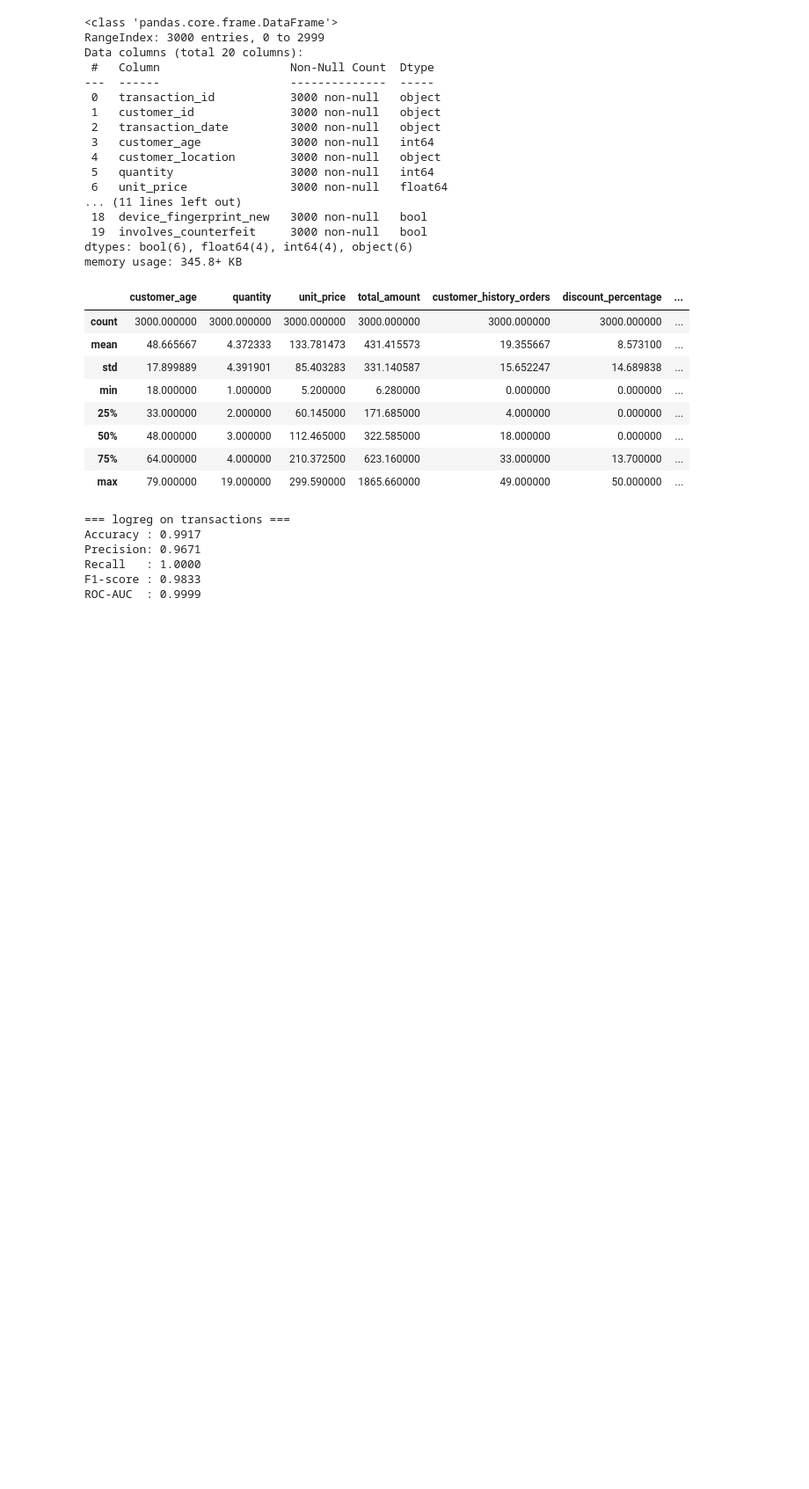
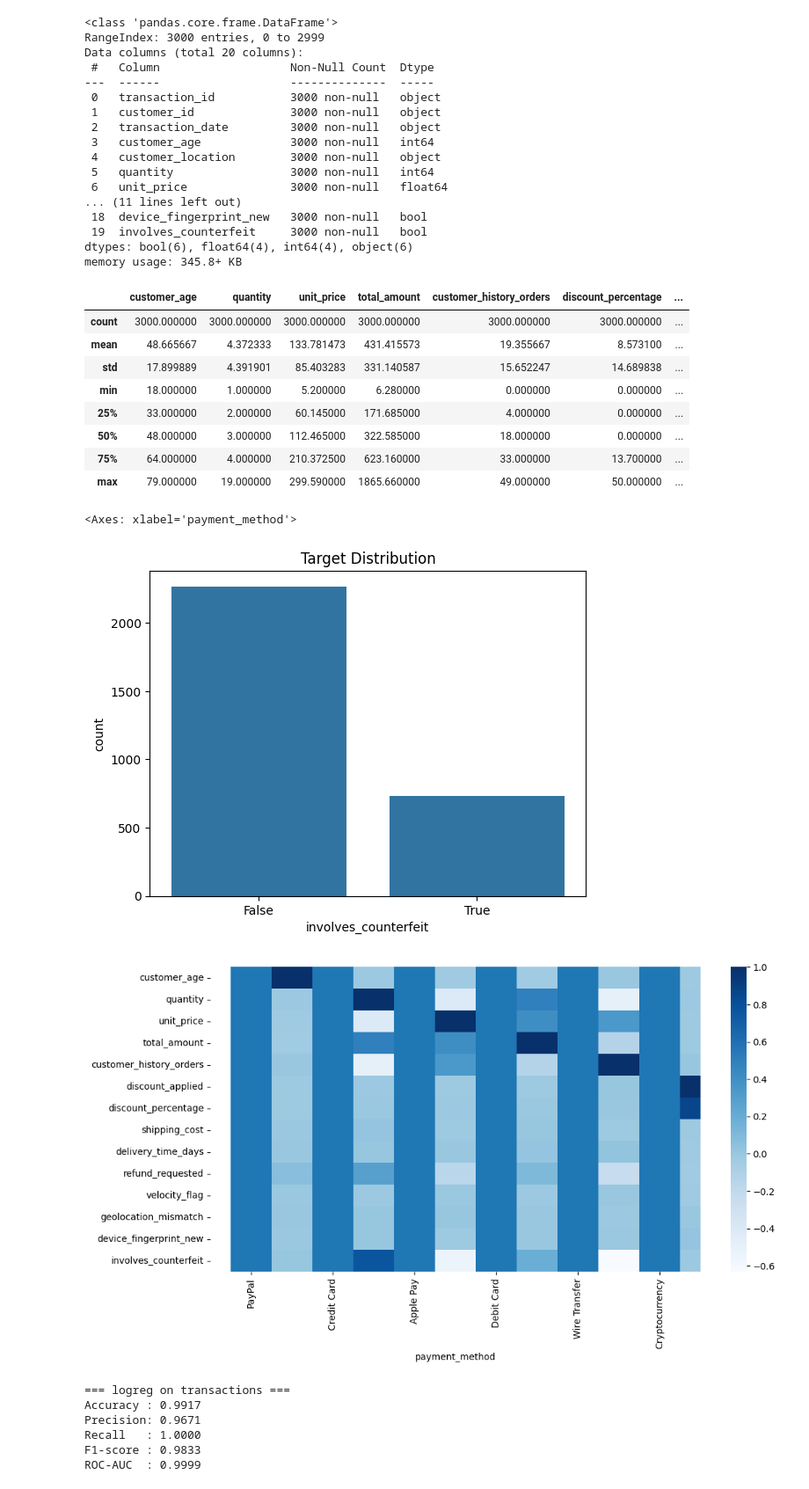
Before and after one commit to tmaddox23/DS3000-Project-Group18, a Jupyter notebook: notebooks/01_eds_transactions.ipynb, the cells around one changed output. Shown at 88% size. Saved outputs shown, nothing was run; the diff lists cells and outputs as text; code cells hidden in the pictures; blank space fills up the shorter version.

Commit message:
added plots for transaction dataset

```diff
--- a/notebooks/01_eds_transactions.ipynb
+++ b/notebooks/01_eds_transactions.ipynb
@@ -55,6 +55,19 @@ memory usage: 345.8+ KB
 | max | 79.000000 | 19.000000 | 299.590000 | 1865.660000 | 49.000000 | 50.000000 | ... |
 # %%
 # Plotting
+df_transactions.isna().sum()
+
+sns.countplot(x=df_transactions["involves_counterfeit"])
+plt.title("Target Distribution")
+
+plt.figure(figsize=(12,6))
+sns.heatmap(df_transactions.corr(numeric_only=True), annot=False, cmap="Blues")
+
+df_transactions["payment_method"].value_counts().plot(kind="bar")
+# %% [output]
+<Axes: xlabel='payment_method'>
+[figure, added]
+[figure, added]
 # %%
 X_train, X_test, y_train, y_test, preprocessor = get_transactions_dataset()
 
```
Also changed, not shown: parts of 9 cells of this notebook.
